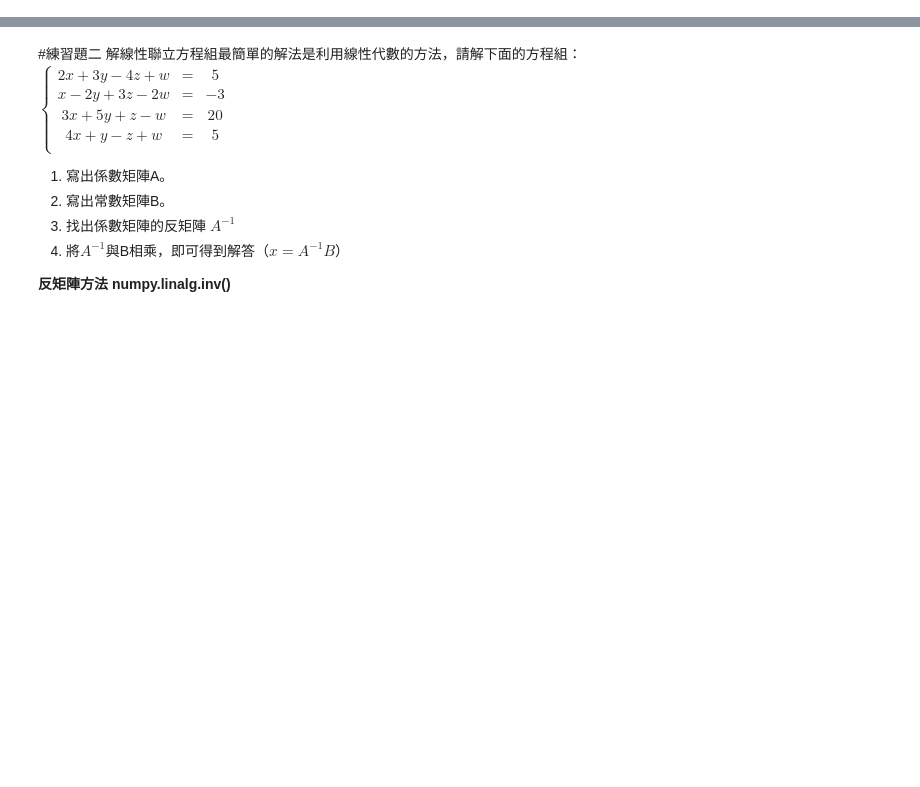
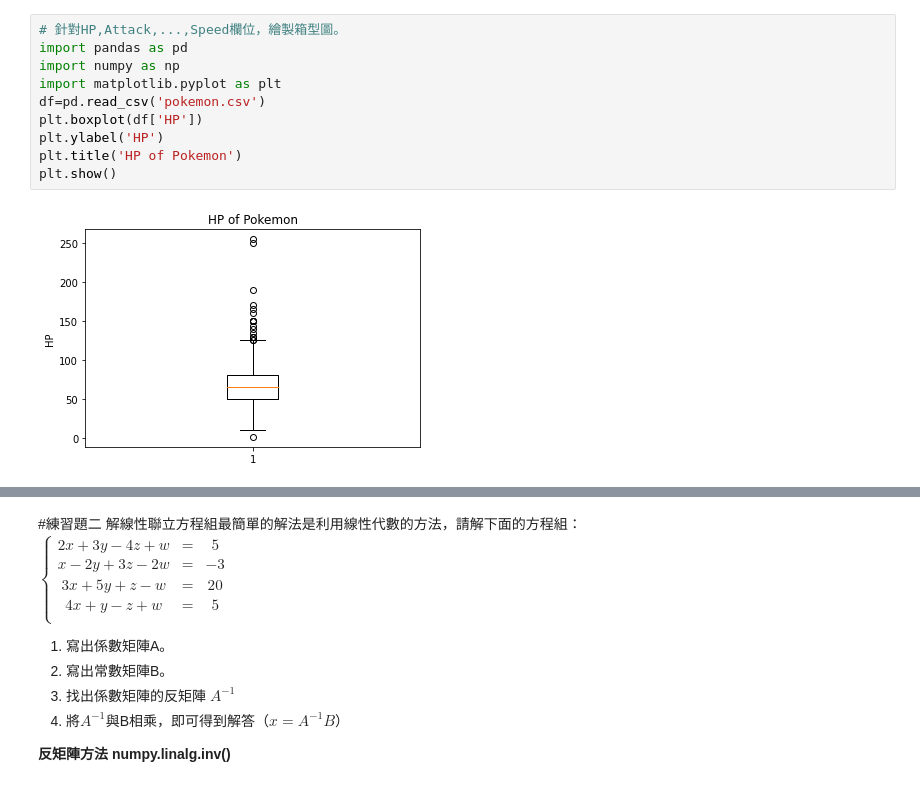
Before and after one commit to weilipan/MachineLearing, a Jupyter notebook: 1_3練習題.ipynb, the cells around one changed output, grey strips where cells are left out. Cells and saved outputs as stored; diff of their text form; blank space fills up the shorter version.

```diff
--- a/1_3練習題.ipynb
+++ b/1_3練習題.ipynb
@@ -13,0 +37,12 @@
+# %%
+# 針對HP,Attack,...,Speed欄位，繪製箱型圖。
+import pandas as pd
+import numpy as np
+import matplotlib.pyplot as plt
+df=pd.read_csv('pokemon.csv')
+plt.boxplot(df['HP'])
+plt.ylabel('HP')
+plt.title('HP of Pokemon')
+plt.show()
+# %% [output]
+[figure, added]
```
Also changed, not shown: parts of 13 cells of this notebook.
